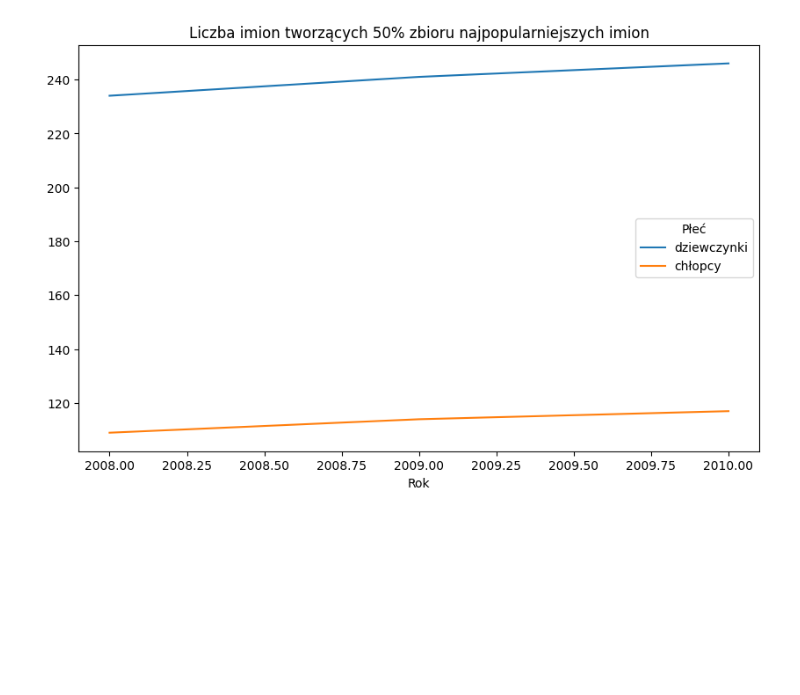
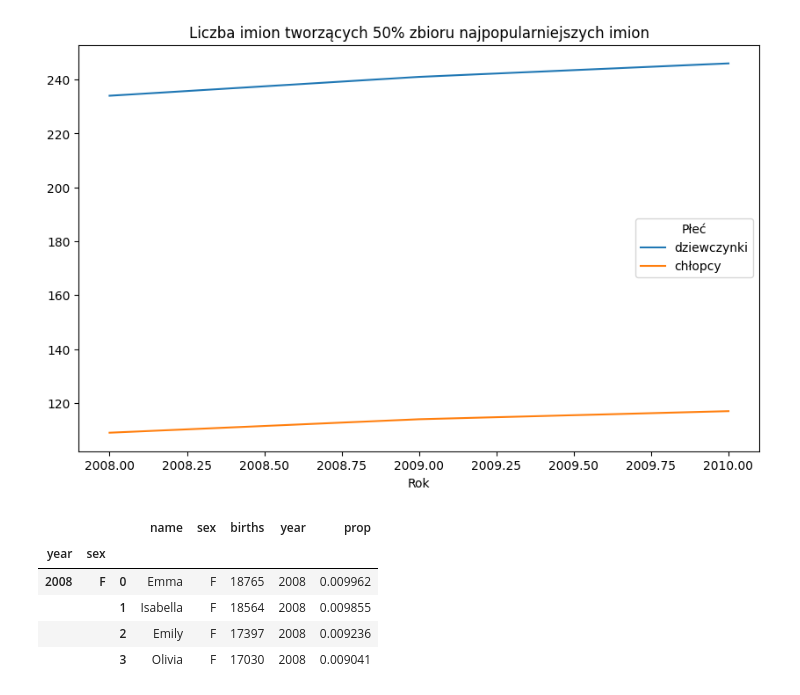
Before and after one commit to url-github/Pandas, a Jupyter notebook: 013_PywAD_Przykłady_analizy_danych.ipynb, the cells around one changed output. Cells and saved outputs as stored; diff of their text form; code cells hidden in the pictures; blank space fills up the shorter version.

```diff
--- a/013_PywAD_Przykłady_analizy_danych.ipynb
+++ b/013_PywAD_Przykłady_analizy_danych.ipynb
@@ -1099,0 +1034,9 @@ len(db)
+# %%
+names.head(4)
+# %% [output]
+|  |  |  | name | sex | births | year | prop |
+| year | sex |  |  |  |  |  |  |
+| 2008 | F | 0 | Emma | F | 18765 | 2008 | 0.009962 |
+|  |  | 1 | Isabella | F | 18564 | 2008 | 0.009855 |
+|  |  | 2 | Emily | F | 17397 | 2008 | 0.009236 |
+|  |  | 3 | Olivia | F | 17030 | 2008 | 0.009041 |
```
Also changed, not shown: parts of 41 cells of this notebook.
